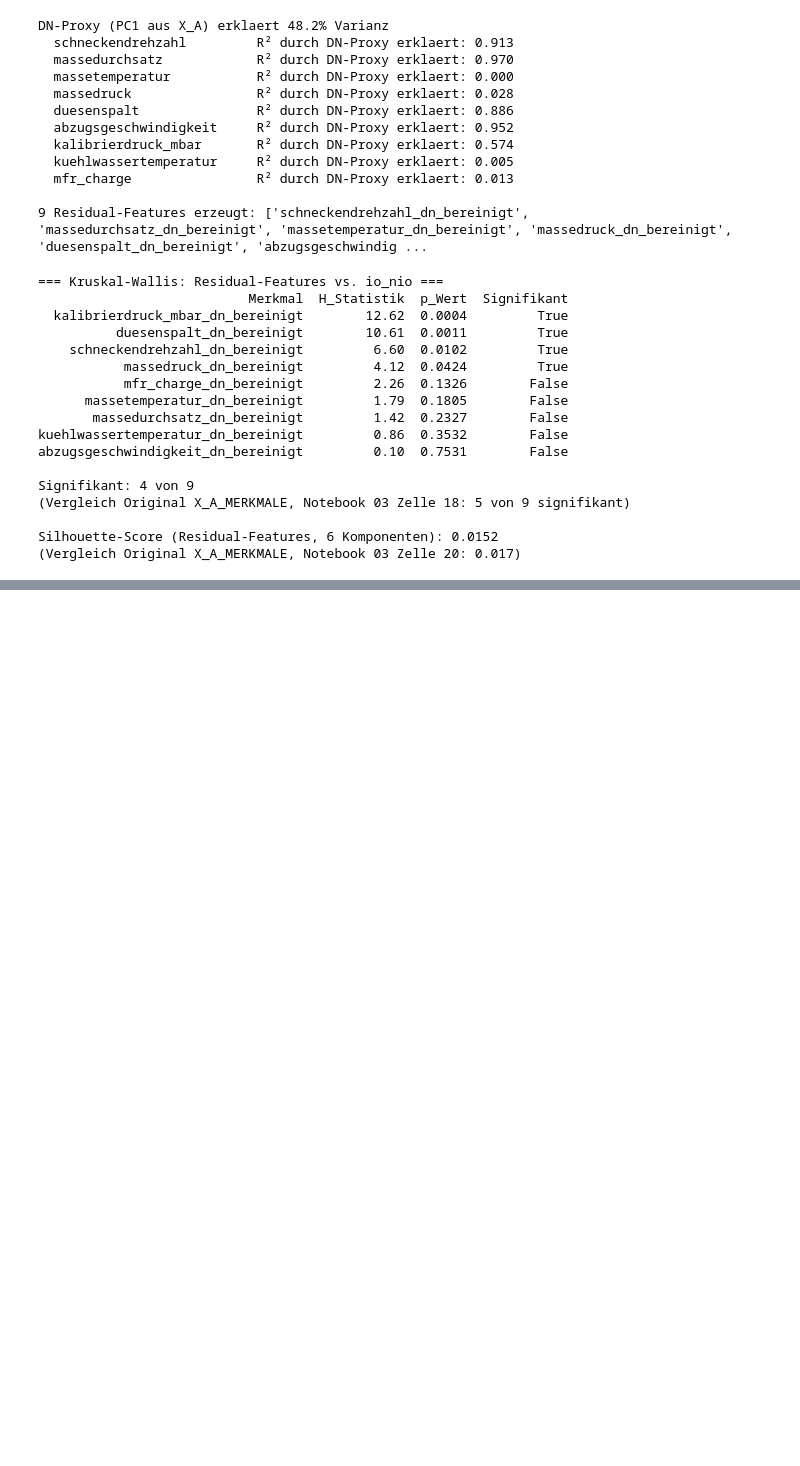
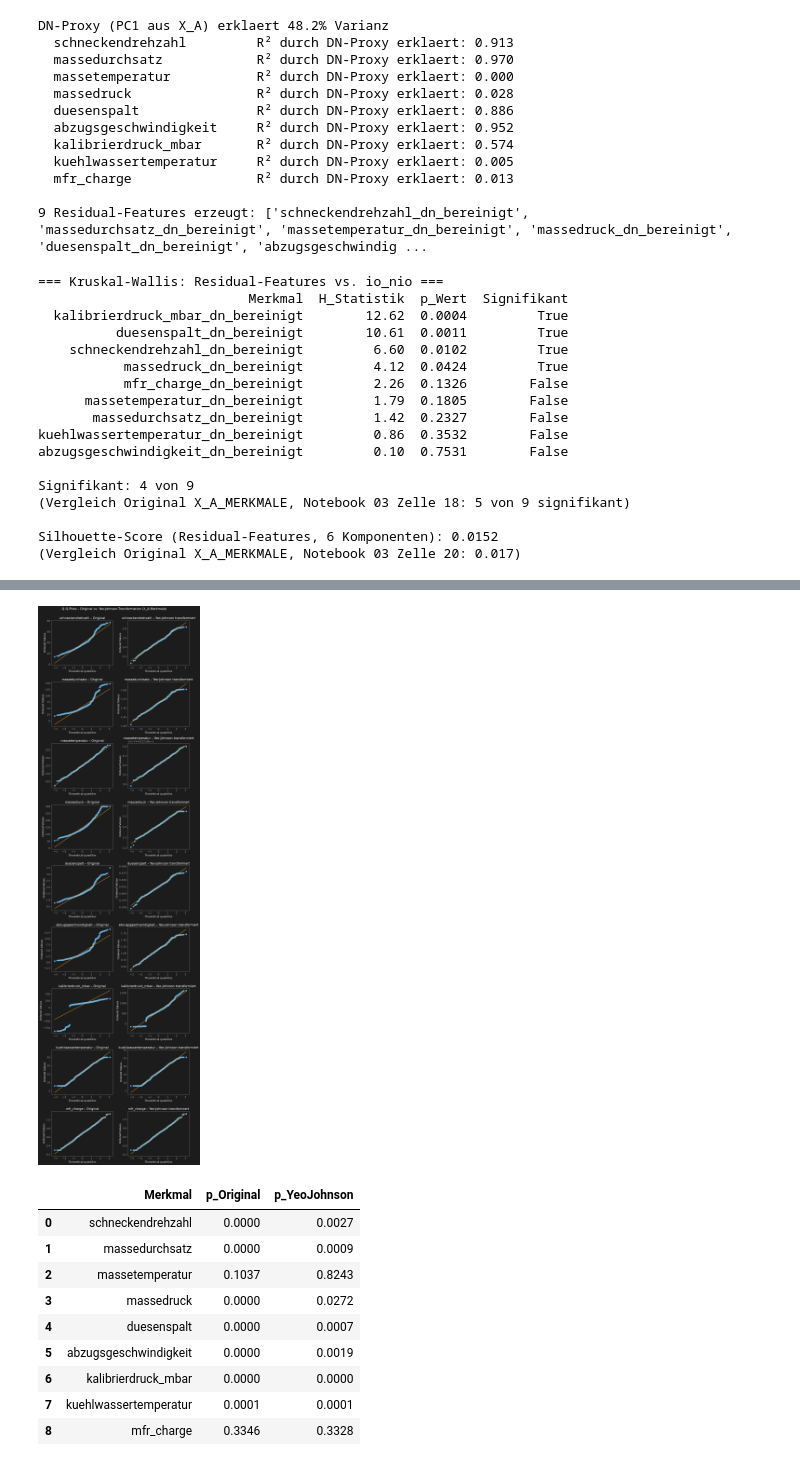
Before and after one commit to AwaTekoete/_MyExtrusionML_Synthetisch, a Jupyter notebook: notebooks/04_preprocessing_model_a.ipynb, the cells around one changed output, grey strips where cells are left out. Drawn from its saved outputs; the diff is of its cells as text; code cells hidden in the pictures; blank space fills up the shorter version.

```diff
--- a/notebooks/04_preprocessing_model_a.ipynb
+++ b/notebooks/04_preprocessing_model_a.ipynb
@@ -361,0 +468,60 @@ Silhouette-Score (Residual-Features, 6 Komponenten): 0.0152
+# %%
+# =============================================================================
+# Zelle 07c – Yeo-Johnson-Transformation, Q-Q-Plot-Vergleich
+# =============================================================================
+# Ziel: pruefen, ob eine verteilungsform-veraendernde Transformation die
+# in Notebook 03 (Zelle 06) festgestellte signifikante Nicht-Normalverteilung
+# der meisten X_A-Merkmale behebt - relevant fuer lineare Modelle im
+# spaeteren Modellvergleich (baumbasierte Modelle benoetigen dies nicht).
+# =============================================================================
+
+from sklearn.preprocessing import PowerTransformer
+import scipy.stats as stats
+
+pt = PowerTransformer(method="yeo-johnson", standardize=False)
+df_yeojohnson = pd.DataFrame(
+    pt.fit_transform(df[X_A_NUMERISCH]),
+    columns=X_A_NUMERISCH, index=df.index
+)
+
+fig, axes = plt.subplots(len(X_A_NUMERISCH), 2, figsize=(10, 4*len(X_A_NUMERISCH)))
+fig.suptitle("Q-Q-Plots – Original vs. Yeo-Johnson-Transformation (X_A-Merkmale)", y=1.001)
+
+for i, col in enumerate(X_A_NUMERISCH):
+    stats.probplot(df[col], dist="norm", plot=axes[i, 0])
+    axes[i, 0].set_title(f"{col} – Original")
+    axes[i, 0].get_lines()[0].set_markerfacecolor(COLOR_BLUE)
+    axes[i, 0].get_lines()[0].set_markeredgecolor(COLOR_BLUE)
+    axes[i, 0].get_lines()[1].set_color(COLOR_GOLD)
+
+    stats.probplot(df_yeojohnson[col], dist="norm", plot=axes[i, 1])
+    axes[i, 1].set_title(f"{col} – Yeo-Johnson transformiert")
+    axes[i, 1].get_lines()[0].set_markerfacecolor(COLOR_BLUE)
+    axes[i, 1].get_lines()[0].set_markeredgecolor(COLOR_BLUE)
+    axes[i, 1].get_lines()[1].set_color(COLOR_GOLD)
+
+plt.tight_layout()
+save_figure(fig, "../reports/figures/04_preprocessing_qq_plots_yeojohnson.png")
+plt.show()
+
+# --- Shapiro-Wilk vorher/nachher, quantitativer Vergleich ---
+from scipy.stats import shapiro
+vergleich_shapiro = []
+for col in X_A_NUMERISCH:
+    p_original = shapiro(df[col].sample(min(len(df), 5000), random_state=SEED))[1]
+    p_transformiert = shapiro(df_yeojohnson[col].sample(min(len(df), 5000), random_state=SEED))[1]
+    vergleich_shapiro.append({"Merkmal": col, "p_Original": round(p_original, 4), "p_YeoJohnson": round(p_transformiert, 4)})
+
+pd.DataFrame(vergleich_shapiro)
+# %% [output]
+[figure, added]
+|  | Merkmal | p_Original | p_YeoJohnson |
+| 0 | schneckendrehzahl | 0.0000 | 0.0027 |
+| 1 | massedurchsatz | 0.0000 | 0.0009 |
+| 2 | massetemperatur | 0.1037 | 0.8243 |
+| 3 | massedruck | 0.0000 | 0.0272 |
+| 4 | duesenspalt | 0.0000 | 0.0007 |
+| 5 | abzugsgeschwindigkeit | 0.0000 | 0.0019 |
+| 6 | kalibrierdruck_mbar | 0.0000 | 0.0000 |
+| 7 | kuehlwassertemperatur | 0.0001 | 0.0001 |
+| 8 | mfr_charge | 0.3346 | 0.3328 |
```
Also changed, not shown: parts of 7 cells of this notebook, 3 other files.
